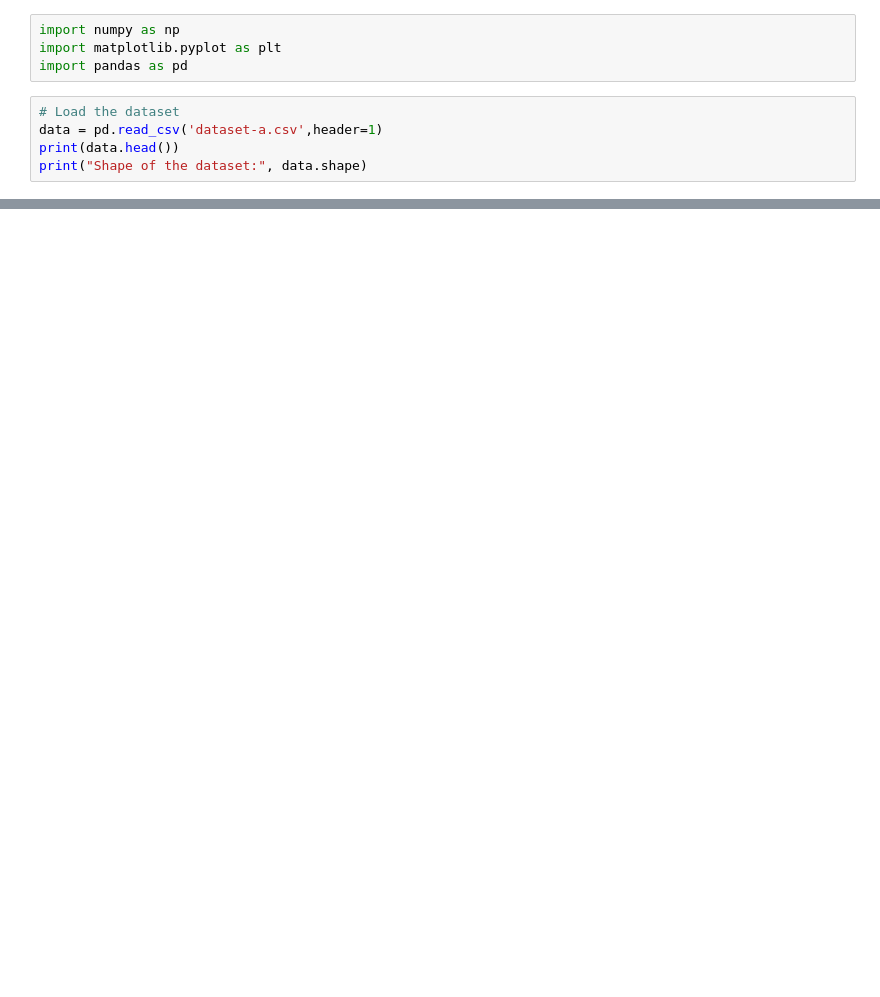
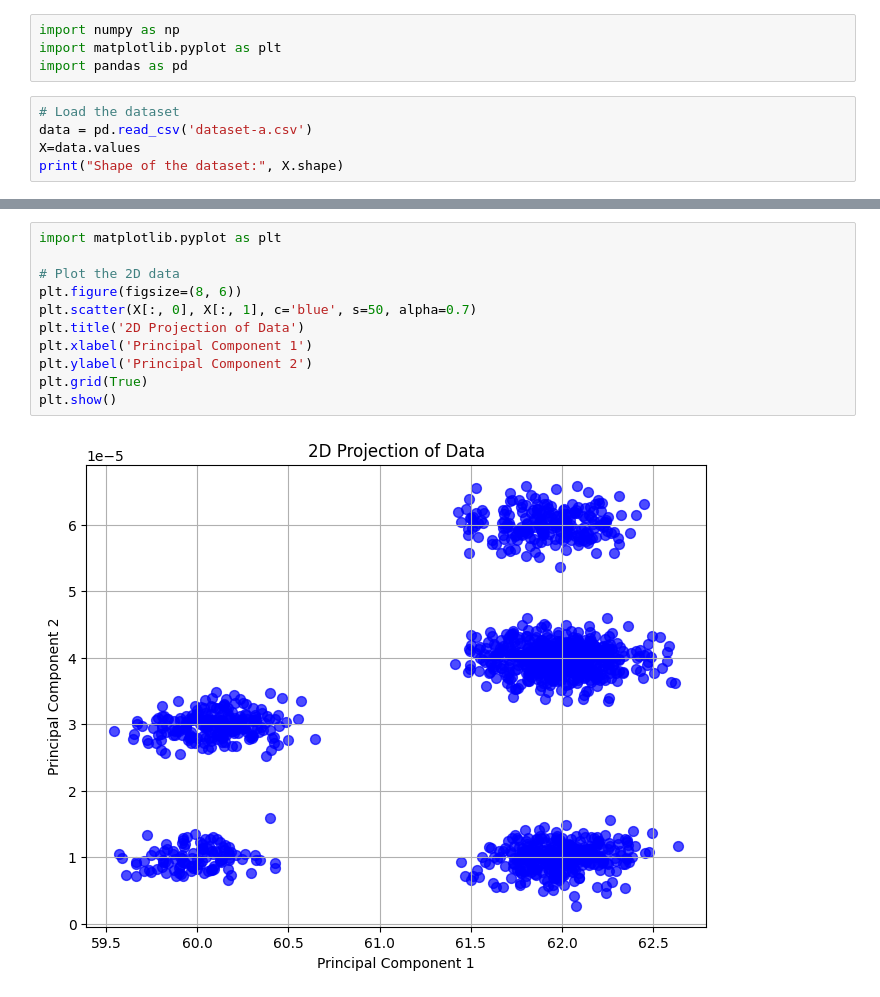
Before and after one commit to syma-afsha/AI_LAB, a Jupyter notebook: syma_exam.ipynb, the cells around one changed output, grey strips where cells are left out. Cells and saved outputs as stored; diff of their text form; blank space fills up the shorter version.

```diff
--- a/syma_exam.ipynb
+++ b/syma_exam.ipynb
@@ -6,7 +6,7 @@ import matplotlib.pyplot as plt
 import pandas as pd
 # %%
 # Load the dataset
-data = pd.read_csv('dataset-a.csv',header=1)
-print(data.head())
-print("Shape of the dataset:", data.shape)
+data = pd.read_csv('dataset-a.csv')
+X=data.values
+print("Shape of the dataset:", X.shape)
 # %% [output]
@@ -36,0 +49,13 @@ data
+# %%
+import matplotlib.pyplot as plt
+
+# Plot the 2D data
+plt.figure(figsize=(8, 6))
+plt.scatter(X[:, 0], X[:, 1], c='blue', s=50, alpha=0.7)
+plt.title('2D Projection of Data')
+plt.xlabel('Principal Component 1')
+plt.ylabel('Principal Component 2')
+plt.grid(True)
+plt.show()
+# %% [output]
+[figure, added]
```
Also changed, not shown: parts of 4 cells of this notebook.
